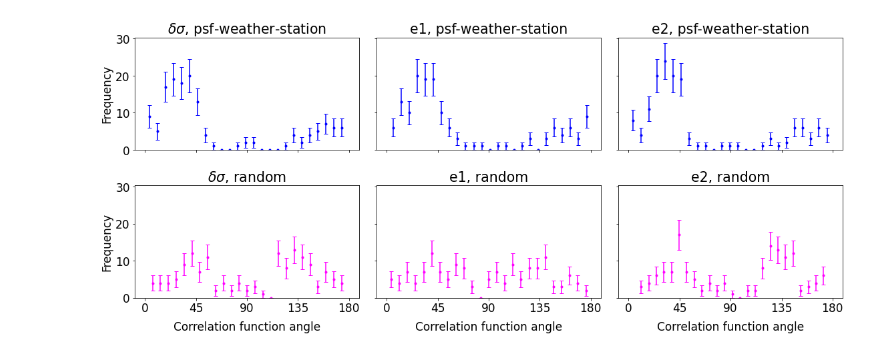
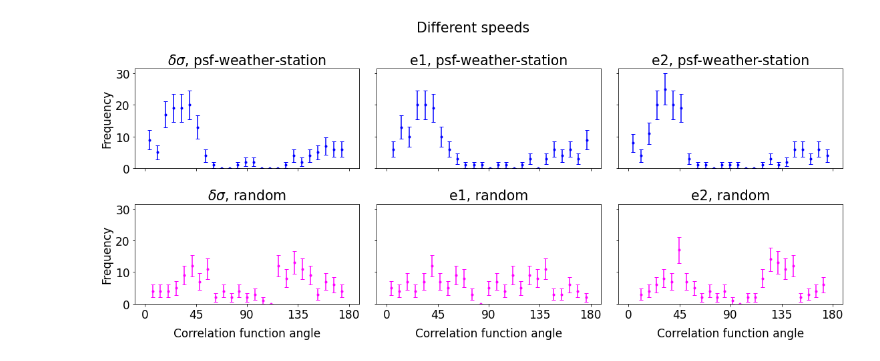
Before and after one commit to insepien/psf, a Jupyter notebook: fit2pcf/calMoments.ipynb, the cells around one changed output. Saved outputs shown, nothing was run; the diff lists cells and outputs as text; code cells hidden in the pictures.

```diff
--- a/fit2pcf/calMoments.ipynb
+++ b/fit2pcf/calMoments.ipynb
@@ -87,7 +87,7 @@ def get_orient(im):
 # %%
 seeds = list(range(6,11))+[22,23,25,26,27]+list(range(30,40))
 seeds +=list(range(42,54))+list(range(55,61))+list(range(62,90))
-seeds += list(range(90,170))
+seeds += list(range(90,171))
 # %%
 theta_dsigmaP, theta_e1P, theta_e2P = {}, {}, {}
 for seed in seeds:
@@ -132,34 +132,35 @@ def plothist(ax,para,clr):
         yerr = y**0.5,
         marker = '.', drawstyle="steps-mid",
         linestyle ="",capsize=3, color=clr)
     return ax
 
 plt.rcParams['font.size'] = 17
 plt.rcParams['axes.labelsize'] = 17
 
 paraP = [theta_dsigmaP.values(), theta_e1P.values(), theta_e2P.values()]
 paraR = [theta_dsigmaR.values(), theta_e1R.values(), theta_e2R.values()]
 
 fig,ax =plt.subplots(2,3,figsize=(16,7), sharey=True, sharex=True)
 
 for i in range(3):
     ax[0,i] = plothist(ax[0,i], paraP[i],'blue')
     ax[1,i] = plothist(ax[1,i], paraR[i], 'magenta')
 
 ax[0,0].set_title("$\delta\sigma$, psf-weather-station")
 ax[1,0].set_title("$\delta\sigma$, random")
 ax[0,1].set_title("e1, psf-weather-station")
 ax[1,1].set_title("e1, random")
 ax[0,2].set_title("e2, psf-weather-station")
 ax[1,2].set_title("e2, random")
 
 [a.set_xlabel("Correlation function angle", labelpad=10) for a in ax[1]]
 [ax[i,0].set_ylabel("Frequency") for i in range(2)]
 ax[0,0].set_xticks(np.linspace(0,180,5))
 
+fig.suptitle("Different speeds")
 fig.tight_layout()
 # %% [output]
-[figure, old version]
+[figure, new version]
 # %%
 theta_dsigmaP
 # %% [output]
```
Also changed, not shown: parts of 1 cell of this notebook, 1 other file.
